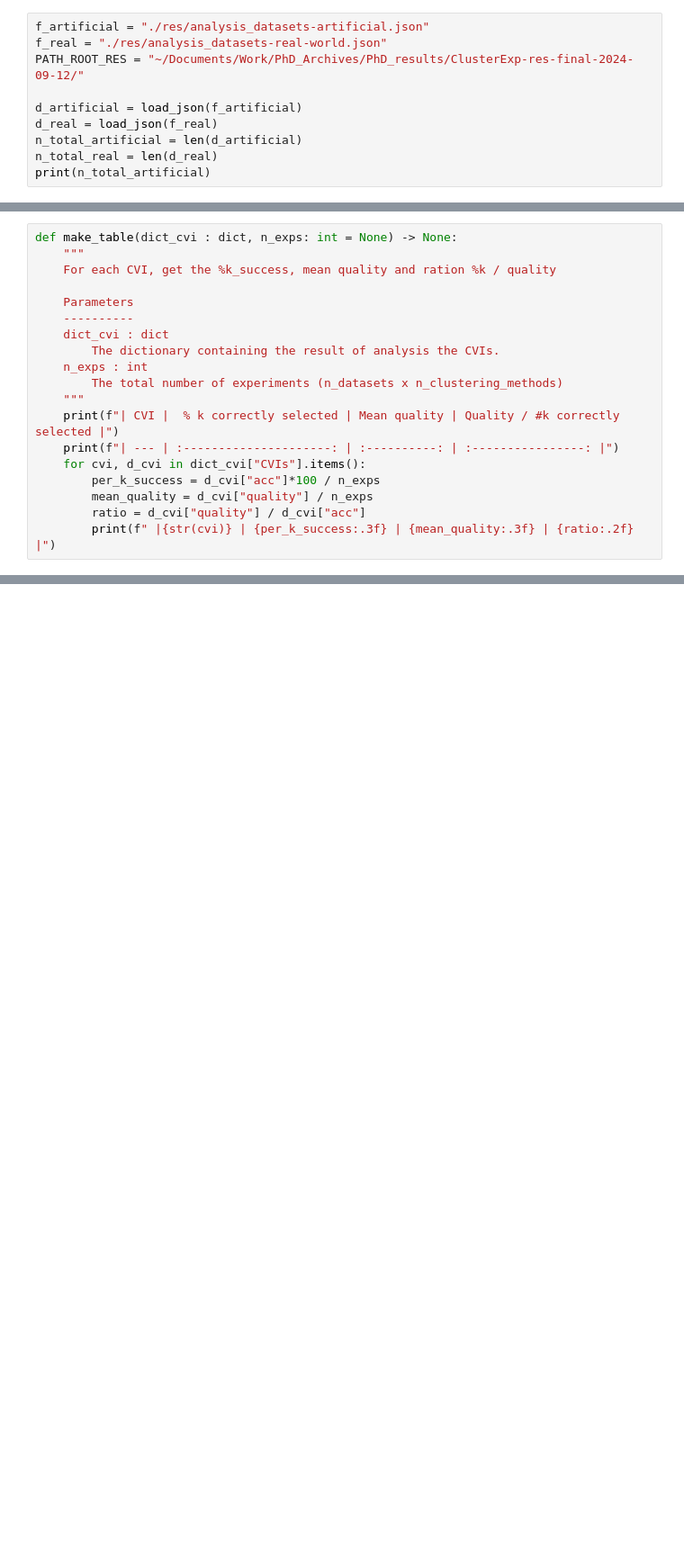
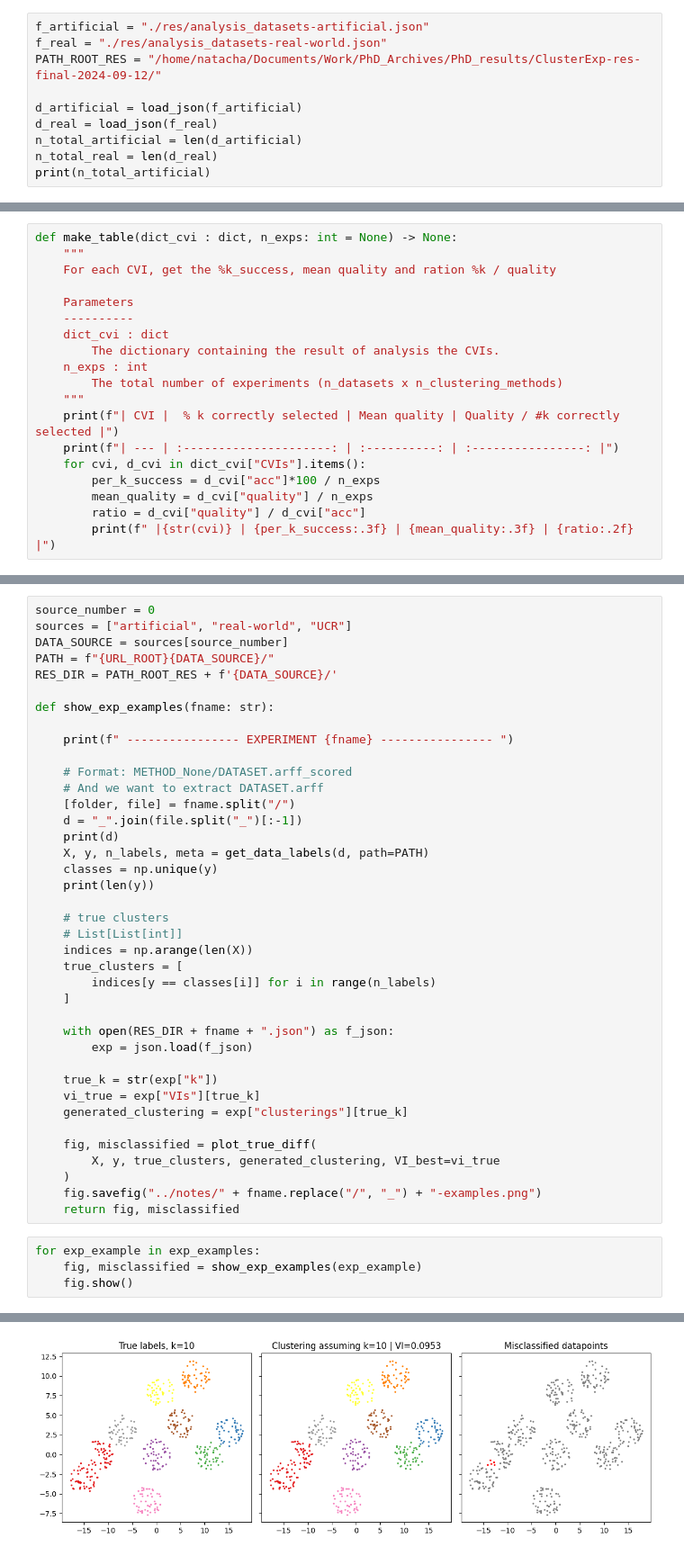
Before and after one commit to nglm/clusterexp, a Jupyter notebook: clusterexp/figure_paper.ipynb, the cells around one changed output, grey strips where cells are left out. Shown at 90% size. Saved outputs shown, nothing was run; the diff lists cells and outputs as text; blank space fills up the shorter version.

```diff
--- a/clusterexp/figure_paper.ipynb
+++ b/clusterexp/figure_paper.ipynb
@@ -10,7 +12,7 @@ from clusterexp.utils import (
 # %%
 f_artificial = "./res/analysis_datasets-artificial.json"
 f_real = "./res/analysis_datasets-real-world.json"
-PATH_ROOT_RES = "~/Documents/Work/PhD_Archives/PhD_results/ClusterExp-res-final-2024-09-12/"
+PATH_ROOT_RES = "/home/natacha/Documents/Work/PhD_Archives/PhD_results/ClusterExp-res-final-2024-09-12/"
 
 d_artificial = load_json(f_artificial)
 d_real = load_json(f_real)
@@ -597,0 +771,44 @@ def make_table_VI(
+# %%
+source_number = 0
+sources = ["artificial", "real-world", "UCR"]
+DATA_SOURCE = sources[source_number]
+PATH = f"{URL_ROOT}{DATA_SOURCE}/"
+RES_DIR = PATH_ROOT_RES + f'{DATA_SOURCE}/'
+
+def show_exp_examples(fname: str):
+
+    print(f" ---------------- EXPERIMENT {fname} ---------------- ")
+
+    # Format: METHOD_None/DATASET.arff_scored
+    # And we want to extract DATASET.arff
+    [folder, file] = fname.split("/")
+    d = "_".join(file.split("_")[:-1])
+    print(d)
+    X, y, n_labels, meta = get_data_labels(d, path=PATH)
+    classes = np.unique(y)
+    print(len(y))
+
+    # true clusters
+    # List[List[int]]
+    indices = np.arange(len(X))
+    true_clusters = [
+        indices[y == classes[i]] for i in range(n_labels)
+    ]
+
+    with open(RES_DIR + fname + ".json") as f_json:
+        exp = json.load(f_json)
+
+    true_k = str(exp["k"])
+    vi_true = exp["VIs"][true_k]
+    generated_clustering = exp["clusterings"][true_k]
+
+    fig, misclassified = plot_true_diff(
+        X, y, true_clusters, generated_clustering, VI_best=vi_true
+    )
+    fig.savefig("../notes/" + fname.replace("/", "_") + "-examples.png")
+    return fig, misclassified
+# %%
+for exp_example in exp_examples:
+    fig, misclassified = show_exp_examples(exp_example)
+    fig.show()
+# %% [output]
@@ -597,0 +848 @@ def make_table_VI(
+[figure, added]
```
Also changed, not shown: parts of 17 cells of this notebook, 3 other files.
